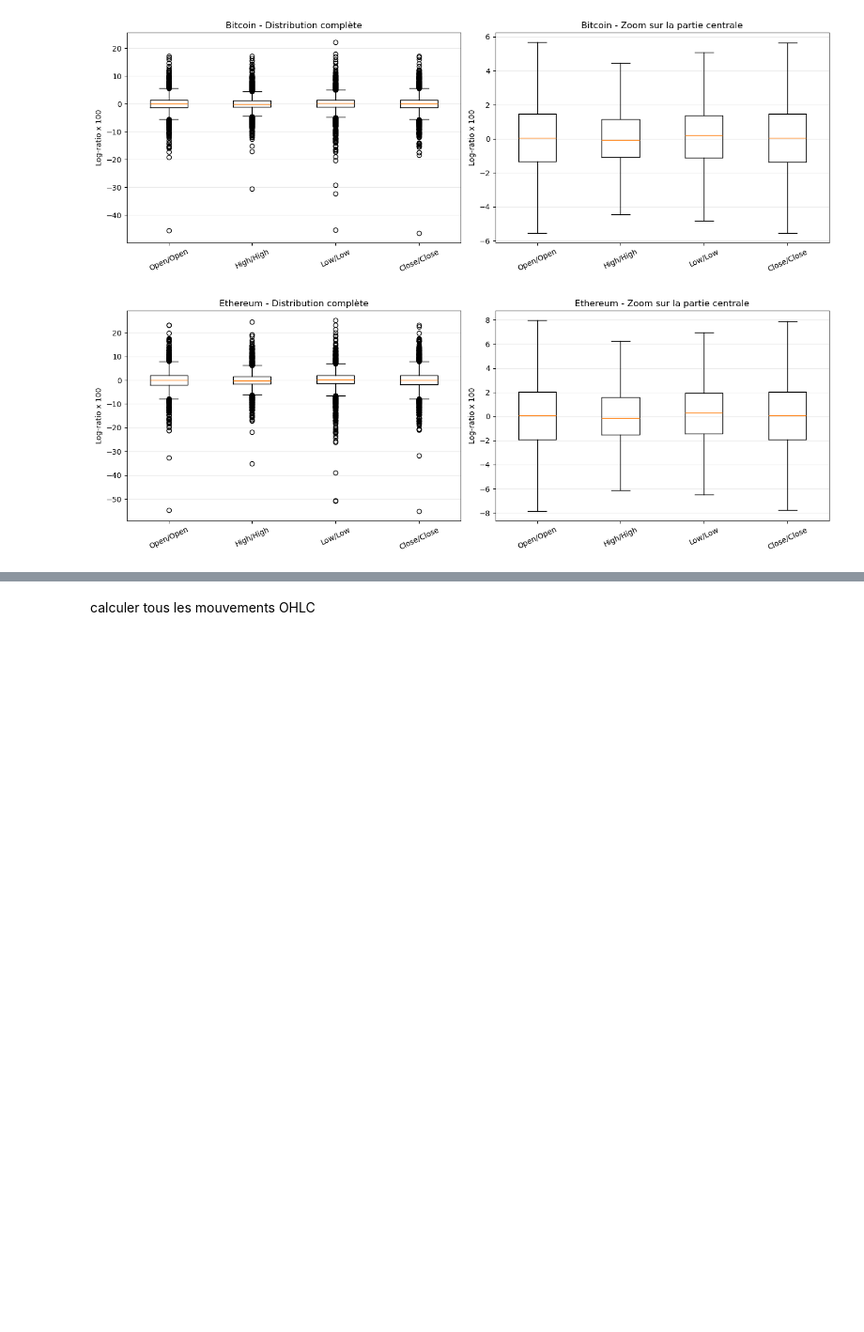
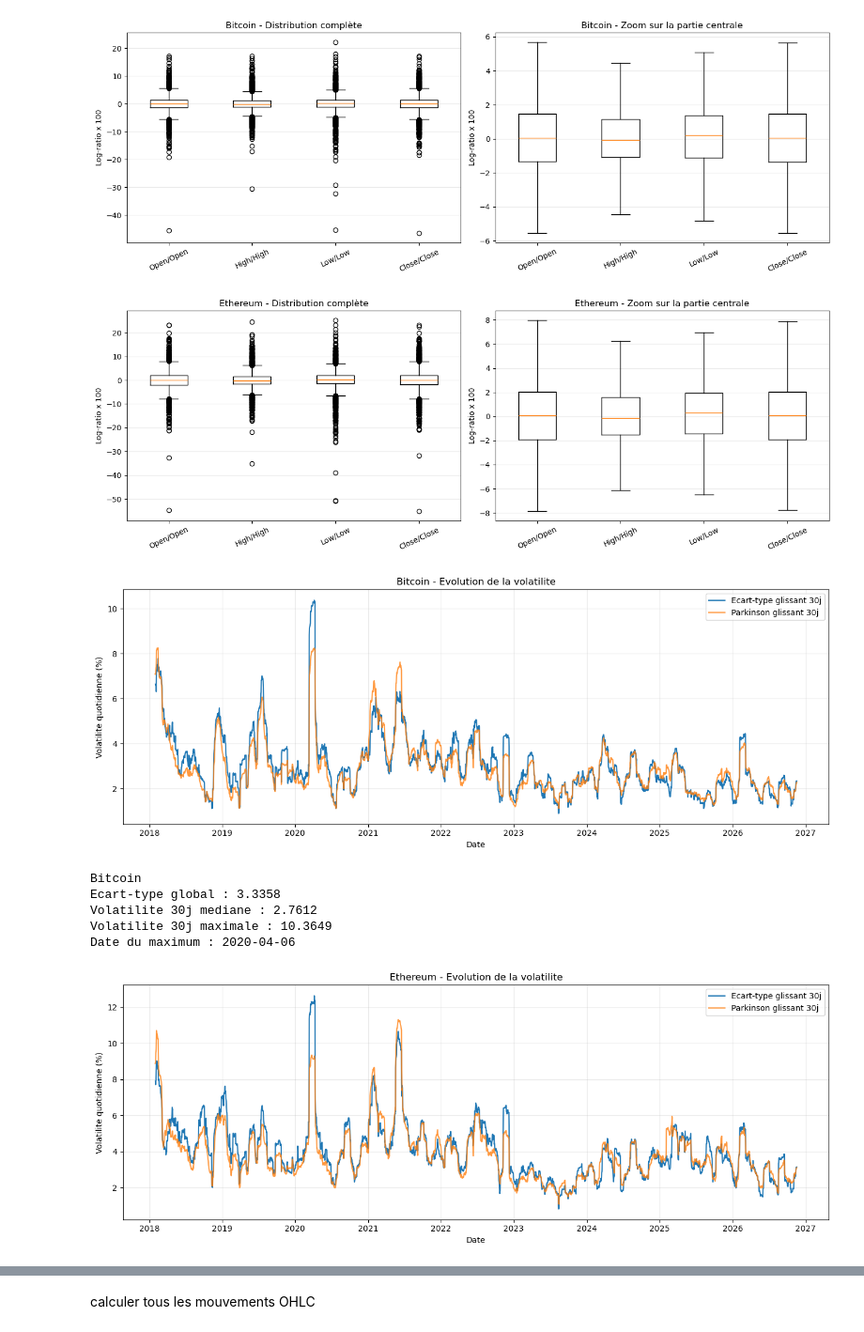
Before and after one commit to mokaddemwael/HMM_Crypto, a Jupyter notebook: notebooks/HMM_Crypto_CRISP_DM.ipynb, the cells around one changed output, grey strips where cells are left out. Shown at 94% size. Cells and saved outputs as stored; diff of their text form; code cells hidden in the pictures; blank space fills up the shorter version.

```diff
--- a/notebooks/HMM_Crypto_CRISP_DM.ipynb
+++ b/notebooks/HMM_Crypto_CRISP_DM.ipynb
@@ -390,3 +390,79 @@ for nom, df in [
 # %% [output]
 [figure]
 [figure]
+# %%
+
+import numpy as np
+import pandas as pd
+import matplotlib.pyplot as plt
+
+for nom, df in [
+    ("Bitcoin", btc_analyse),
+    ("Ethereum", eth_analyse)
+]:
+    df = df.copy()
+    df["Date"] = pd.to_datetime(df["Date"])
+    df = df.sort_values("Date").set_index("Date")
+
+    # Rendements logarithmiques x 100
+    r = df["R_Close_Close"]
+
+    # Ecart-type glissant sur 30 jours
+    volatilite_30 = r.rolling(
+        window=30,
+        min_periods=30
+    ).std()
+
+    # Estimation de Parkinson sur 30 jours
+    log_high_low = np.log(df["High"] / df["Low"])
+
+    parkinson_30 = 100 * np.sqrt(
+        log_high_low.pow(2).rolling(
+            window=30,
+            min_periods=30
+        ).mean() / (4 * np.log(2))
+    )
+
+    plt.figure(figsize=(13, 5))
+
+    plt.plot(
+        volatilite_30,
+        label="Ecart-type glissant 30j"
+    )
+
+    plt.plot(
+        parkinson_30,
+        label="Parkinson glissant 30j",
+        alpha=0.8
+    )
+
+    plt.title(f"{nom} - Evolution de la volatilite")
+    plt.xlabel("Date")
+    plt.ylabel("Volatilite quotidienne (%)")
+    plt.legend()
+    plt.grid(alpha=0.25)
+    plt.tight_layout()
+    plt.show()
+
+    print(f"\n{nom}")
+    print("Ecart-type global :", round(r.std(), 4))
+    print(
+        "Volatilite 30j mediane :",
+        round(volatilite_30.median(), 4)
+    )
+    print(
+        "Volatilite 30j maximale :",
+        round(volatilite_30.max(), 4)
+    )
+    print(
+        "Date du maximum :",
+        volatilite_30.idxmax().date()
+    )
+# %% [output]
+[figure, added]
+Bitcoin
+Ecart-type global : 3.3358
+Volatilite 30j mediane : 2.7612
+Volatilite 30j maximale : 10.3649
+Date du maximum : 2020-04-06
+[figure, added]
```
Also changed, not shown: parts of 3 cells of this notebook.
